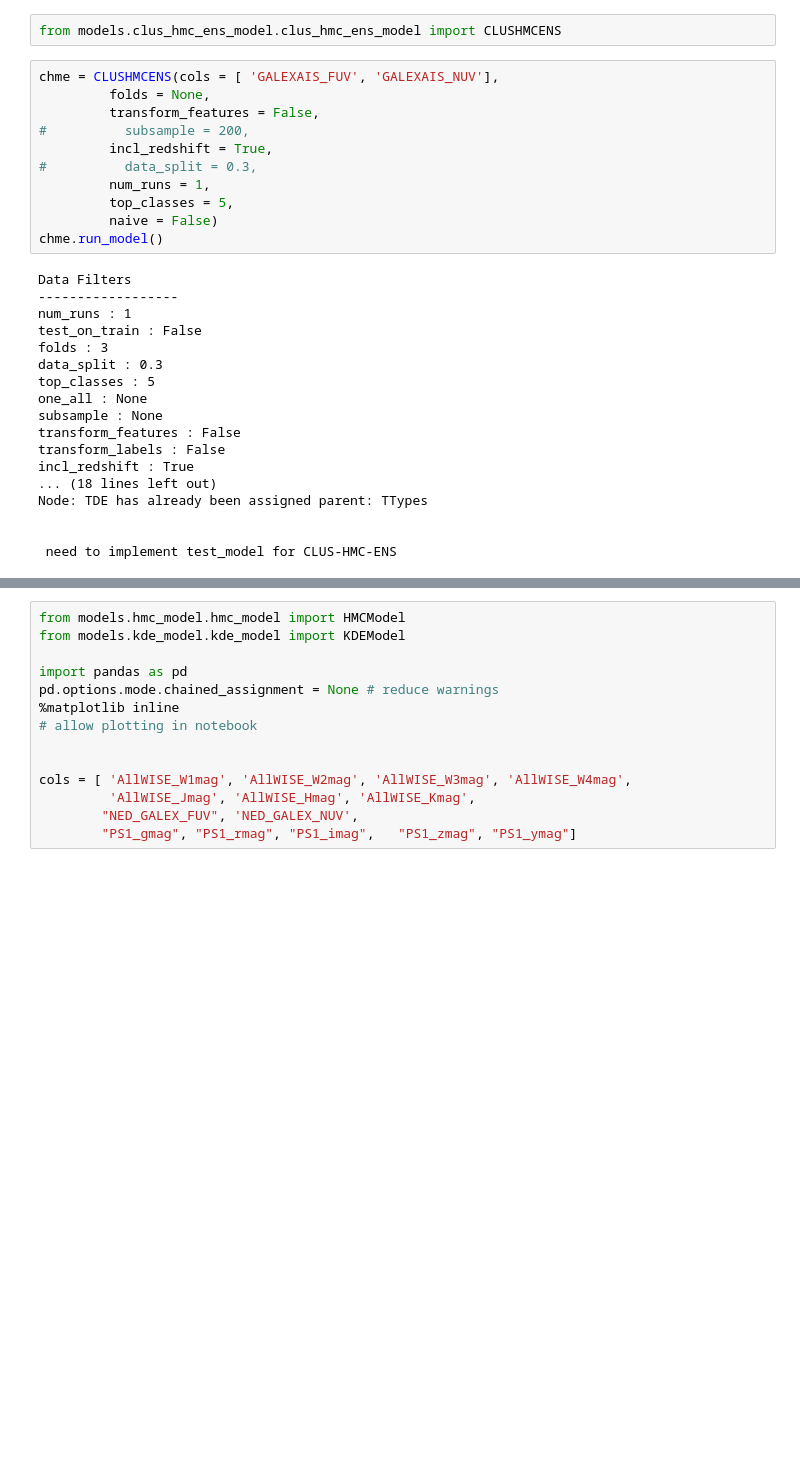
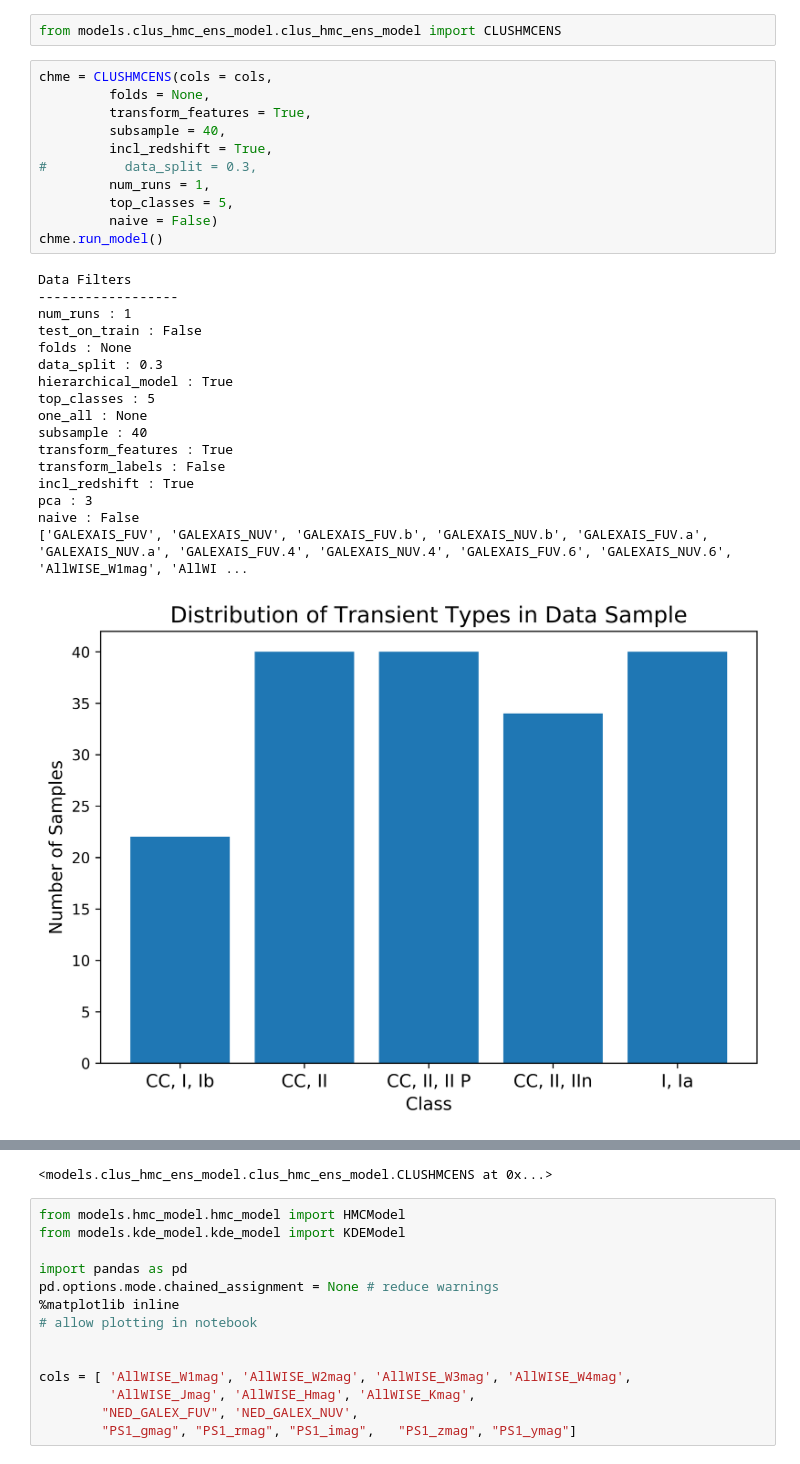
Before and after one commit to marinakiseleva/thex_model, a Jupyter notebook: notebooks/PCA.ipynb, the cells around one changed output, grey strips where cells are left out. Saved outputs shown, nothing was run; the diff lists cells and outputs as text; blank space fills up the shorter version.

```diff
--- a/notebooks/PCA.ipynb
+++ b/notebooks/PCA.ipynb
@@ -1,31 +66,31 @@
 # %%
 from models.clus_hmc_ens_model.clus_hmc_ens_model import CLUSHMCENS
 # %%
-chme = CLUSHMCENS(cols = [ 'GALEXAIS_FUV', 'GALEXAIS_NUV'],
+chme = CLUSHMCENS(cols = cols,
          folds = None,
-         transform_features = False,
-#          subsample = 200,
+         transform_features = True,
+         subsample = 40,
          incl_redshift = True,
 #          data_split = 0.3,
          num_runs = 1,
          top_classes = 5,
          naive = False)
 chme.run_model()
 # %% [output]
 Data Filters
 ------------------
 num_runs : 1
 test_on_train : False
-folds : 3
+folds : None
 data_split : 0.3
+hierarchical_model : True
 top_classes : 5
 one_all : None
-subsample : None
-transform_features : False
+subsample : 40
+transform_features : True
 transform_labels : False
 incl_redshift : True
-... (18 lines left out)
-Node: TDE has already been assigned parent: TTypes
-
-
- need to implement test_model for CLUS-HMC-ENS
+pca : 3
+naive : False
+['GALEXAIS_FUV', 'GALEXAIS_NUV', 'GALEXAIS_FUV.b', 'GALEXAIS_NUV.b', 'GALEXAIS_FUV.a', 'GALEXAIS_NUV.a', 'GALEXAIS_FUV.4', 'GALEXAIS_NUV.4', 'GALEXAIS_FUV.6', 'GALEXAIS_NUV.6', 'AllWISE_W1mag', 'AllWI ...
+[figure, added]
@@ -33,3 +114,4 @@ SystemExit: -1
+<models.clus_hmc_ens_model.clus_hmc_ens_model.CLUSHMCENS at 0x...>
 # %%
 from models.hmc_model.hmc_model import HMCModel
 from models.kde_model.kde_model import KDEModel
```
Also changed, not shown: parts of 3 cells of this notebook, 4 other files.
